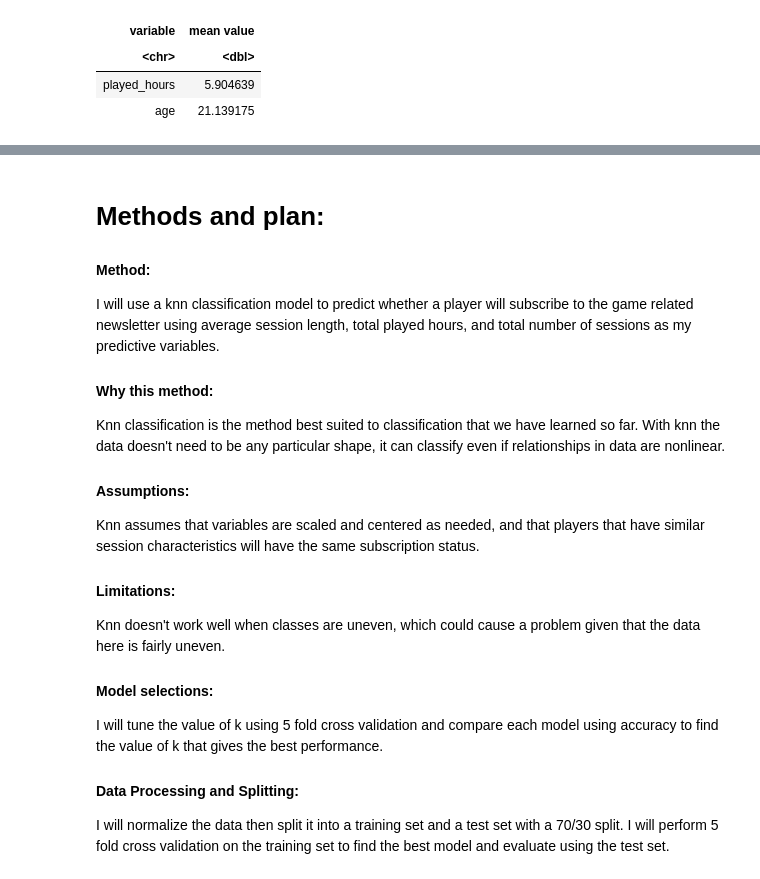
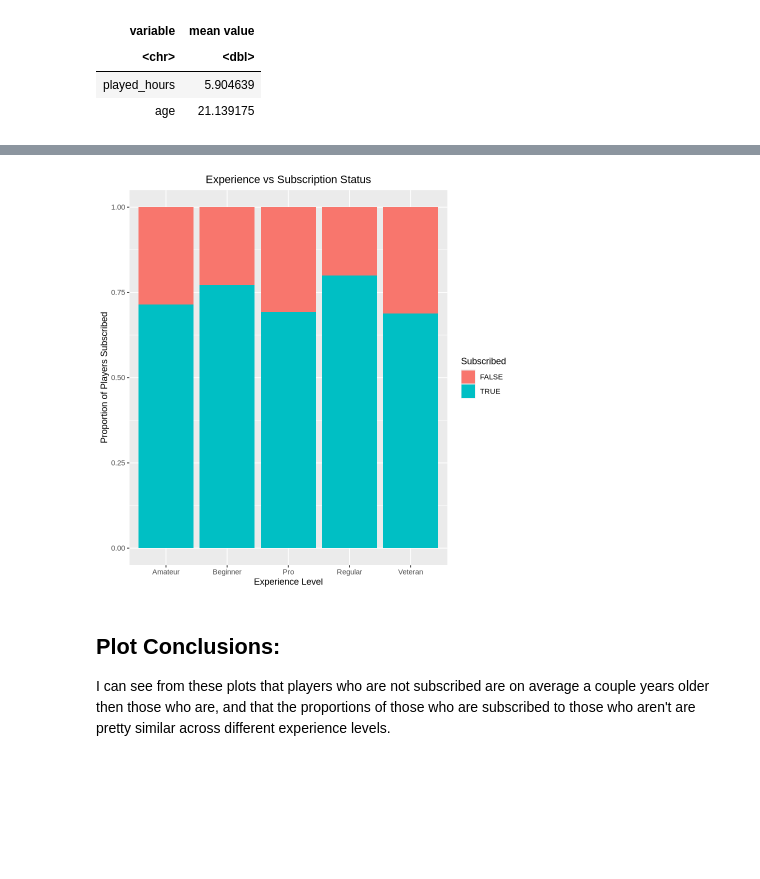
Before and after one commit to CSof-student/DSCI-100-Group-Project, a Jupyter notebook: planning_report.ipynb, the cells around one changed output, grey strips where cells are left out. Saved outputs shown, nothing was run; the diff lists cells and outputs as text; code cells hidden in the pictures; blank space fills up the shorter version.

```diff
--- a/planning_report.ipynb
+++ b/planning_report.ipynb
@@ -189,14 +180,14 @@ subscription_experience_plot
-# %% [markdown]
-# Methods and plan:
-#### Method:
-I will use a knn classification model to predict whether a player will subscribe to the game related newsletter using  average session length, total played hours, and total number of sessions as my predictive variables.
-#### Why this method:
-Knn classification is the method best suited to classification that we have learned so far. With knn the data doesn't need to be any particular shape, it can classify even if relationships in data are nonlinear.
-#### Assumptions:
-Knn assumes that variables are scaled and centered as needed, and that players that have similar session characteristics will have the same subscription status.
-#### Limitations:
-Knn doesn't work well when classes are uneven, which could cause a problem given that the data here is fairly uneven.
-#### Model selections:
-I will tune the value of k using 5 fold cross validation and compare each model using accuracy to find the value of k that gives the best performance.
-#### Data Processing and Splitting:
-I will normalize the data then split it into a training set and a test set with a 70/30 split. I will perform 5 fold cross validation on the training set to find the best model and evaluate using the test set.
+# %%
+#subscription vs experience levvel
+subscription_experience_plot <- players_tidy |> ggplot(aes(x = experience, fill = subscribe)) +
+    geom_bar(position="fill")+
+    labs(x = "Experience Level", y = "Proportion of Players Subscribed", fill = "Subscribed")+
+    ggtitle("Experience vs Subscription Status")+
+    theme(plot.title = element_text(hjust = 0.5))
+
+subscription_experience_plot
+# %% [output]
+[figure, added]
+# %% [markdown]
+## Plot Conclusions:
+I can see from these plots that players who are not subscribed are on average a couple years older then those who are, and that the proportions of those who are subscribed to those who aren't are pretty similar across different experience levels.
```
Also changed, not shown: parts of 3 cells of this notebook.
